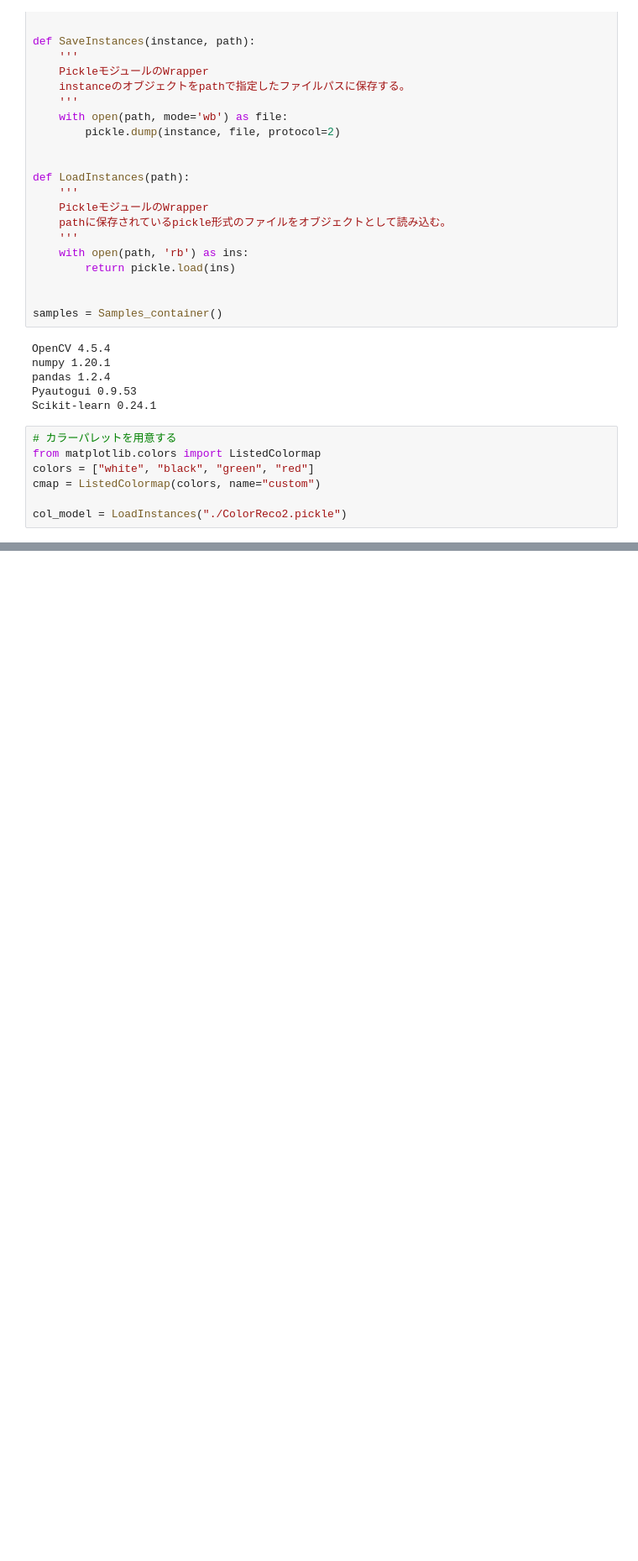
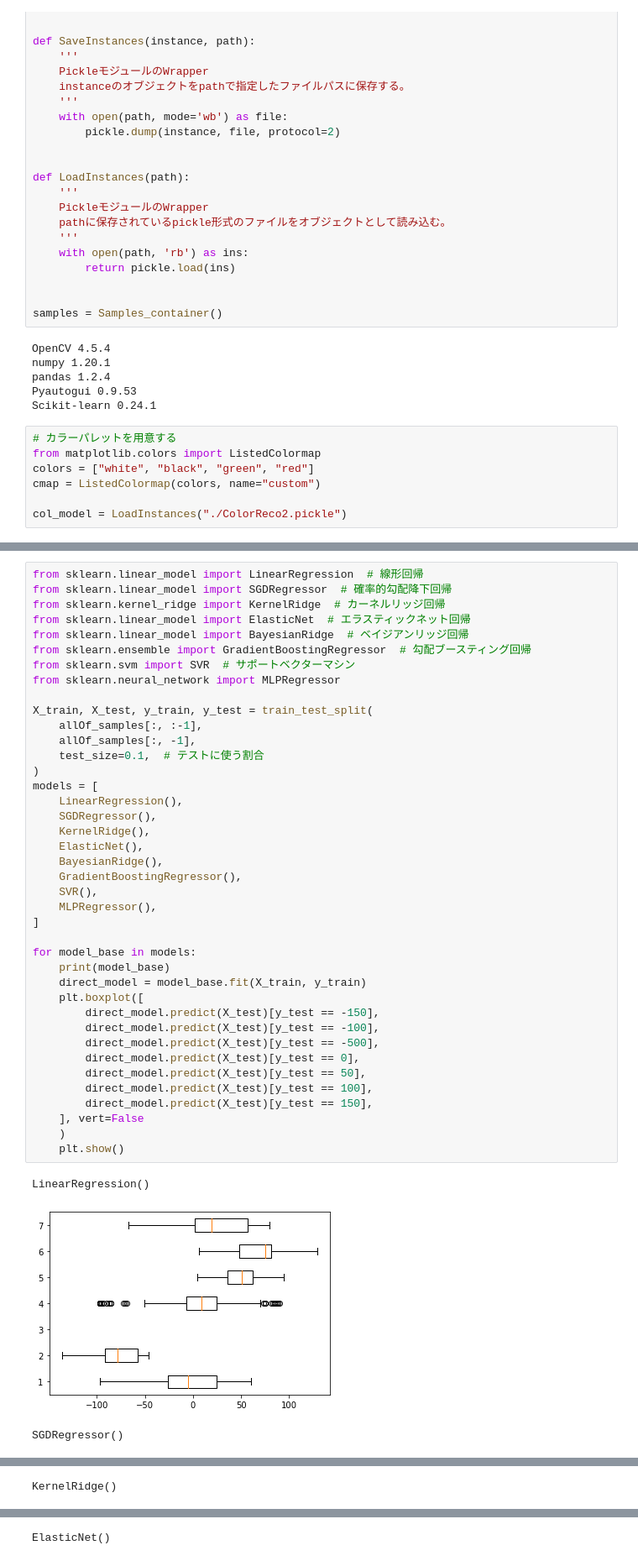
Before and after one commit to hashin2425/RoboCup_Cam, a Jupyter notebook: model_two/make_direction.ipynb, the cells around one changed output, grey strips where cells are left out. Shown: that part at 84% size. Saved outputs shown, nothing was run; the diff lists cells and outputs as text; blank space fills up the shorter version.

```diff
--- a/model_two/make_direction.ipynb
+++ b/model_two/make_direction.ipynb
@@ -80,0 +174,44 @@ col_model = LoadInstances("./ColorReco2.pickle")
+# %%
+from sklearn.linear_model import LinearRegression  # 線形回帰
+from sklearn.linear_model import SGDRegressor  # 確率的勾配降下回帰
+from sklearn.kernel_ridge import KernelRidge  # カーネルリッジ回帰
+from sklearn.linear_model import ElasticNet  # エラスティックネット回帰
+from sklearn.linear_model import BayesianRidge  # ベイジアンリッジ回帰
+from sklearn.ensemble import GradientBoostingRegressor  # 勾配ブースティング回帰
+from sklearn.svm import SVR  # サポートベクターマシン
+from sklearn.neural_network import MLPRegressor
+
+X_train, X_test, y_train, y_test = train_test_split(
+    allOf_samples[:, :-1],
+    allOf_samples[:, -1],
+    test_size=0.1,  # テストに使う割合
+)
+models = [
+    LinearRegression(),
+    SGDRegressor(),
+    KernelRidge(),
+    ElasticNet(),
+    BayesianRidge(),
+    GradientBoostingRegressor(),
+    SVR(),
+    MLPRegressor(),
+]
+
+for model_base in models:
+    print(model_base)
+    direct_model = model_base.fit(X_train, y_train)
+    plt.boxplot([
+        direct_model.predict(X_test)[y_test == -150],
+        direct_model.predict(X_test)[y_test == -100],
+        direct_model.predict(X_test)[y_test == -500],
+        direct_model.predict(X_test)[y_test == 0],
+        direct_model.predict(X_test)[y_test == 50],
+        direct_model.predict(X_test)[y_test == 100],
+        direct_model.predict(X_test)[y_test == 150],
+    ], vert=False
+    )
+    plt.show()
+# %% [output]
+LinearRegression()
+[figure, added]
+SGDRegressor()
@@ -80,0 +219 @@ col_model = LoadInstances("./ColorReco2.pickle")
+KernelRidge()
@@ -80,0 +221 @@ col_model = LoadInstances("./ColorReco2.pickle")
+ElasticNet()
```
Also changed, not shown: parts of 5 cells of this notebook.
